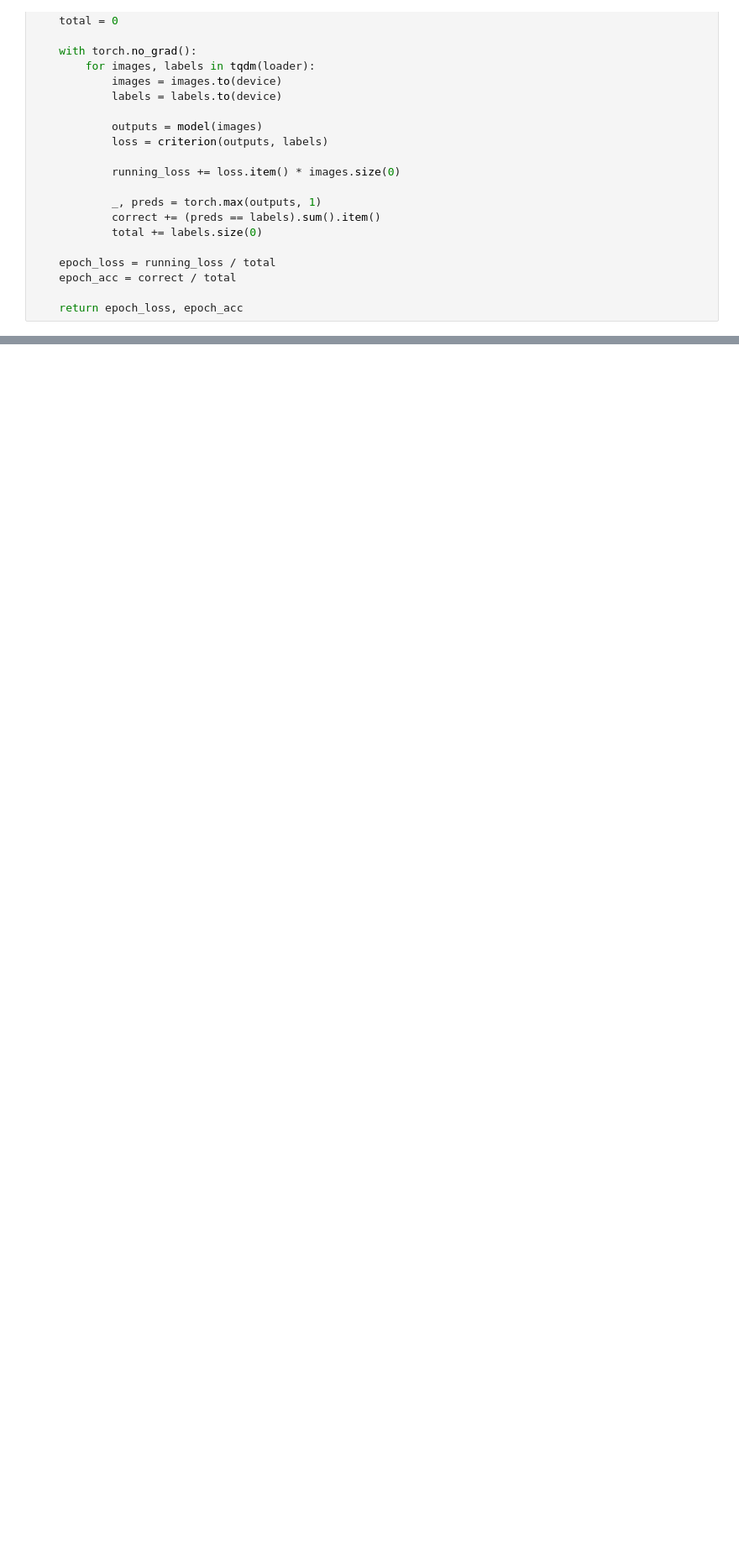
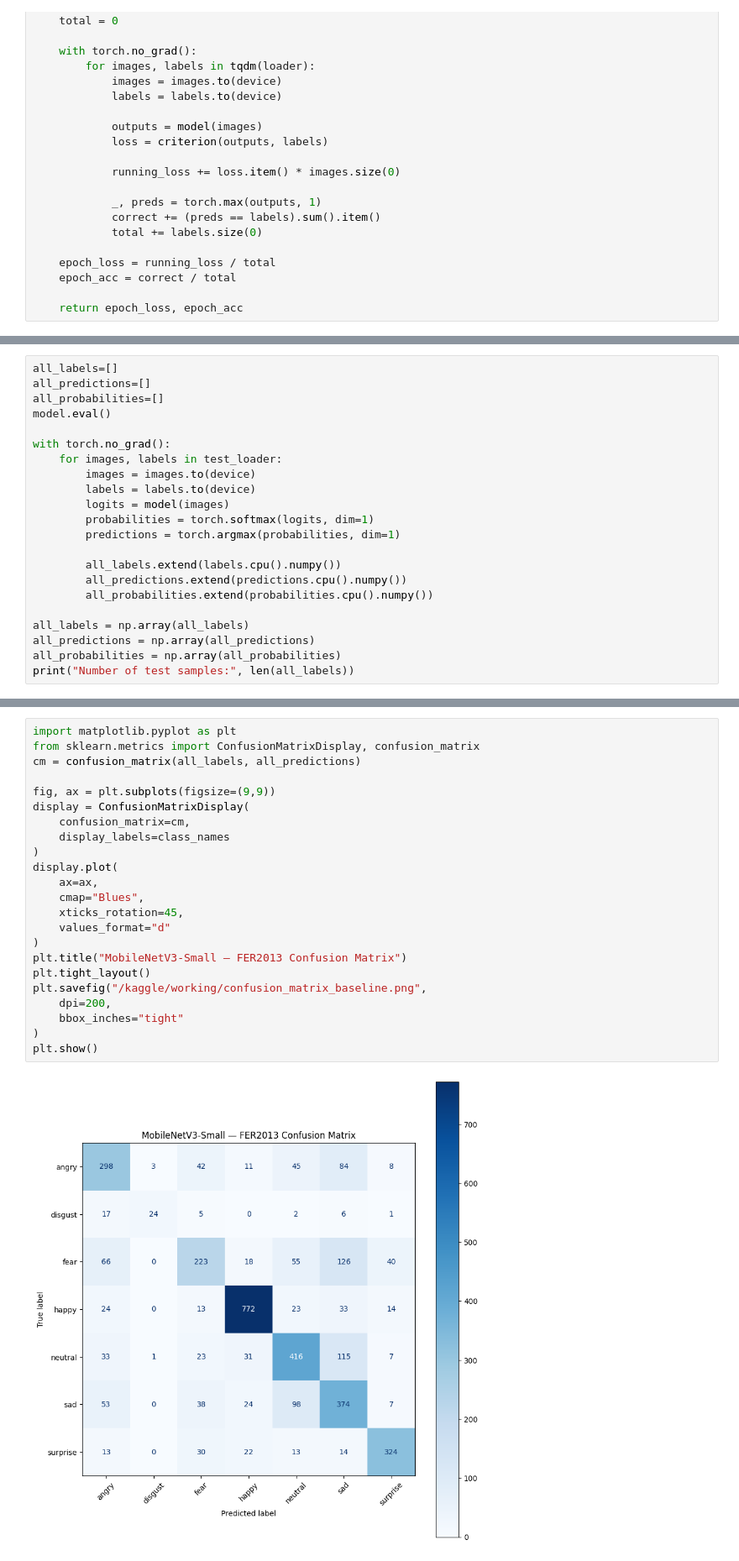
Before and after one commit to Elm4n/emotion-recognition-mobilenetv3, a Jupyter notebook: notebook1d1e92dfb3.ipynb, the cells around one changed output, grey strips where cells are left out. Shown at 84% size. Drawn from its saved outputs; the diff is of its cells as text; blank space fills up the shorter version.

Commit message:
week 2 "add confusion matrix and baseline evaluation metrics"

```diff
--- a/notebook1d1e92dfb3.ipynb
+++ b/notebook1d1e92dfb3.ipynb
@@ -381,0 +407,22 @@ Best Validation Accuracy: 0.6614655893006408
+# %%
+all_labels=[]
+all_predictions=[]
+all_probabilities=[]
+model.eval()
+
+with torch.no_grad():
+    for images, labels in test_loader:
+        images = images.to(device)
+        labels = labels.to(device)
+        logits = model(images)
+        probabilities = torch.softmax(logits, dim=1)
+        predictions = torch.argmax(probabilities, dim=1)
+
+        all_labels.extend(labels.cpu().numpy())
+        all_predictions.extend(predictions.cpu().numpy())
+        all_probabilities.extend(probabilities.cpu().numpy())
+
+all_labels = np.array(all_labels)
+all_predictions = np.array(all_predictions)
+all_probabilities = np.array(all_probabilities)
+print("Number of test samples:", len(all_labels))
@@ -381,0 +491,25 @@ Best Validation Accuracy: 0.6614655893006408
+# %%
+import matplotlib.pyplot as plt
+from sklearn.metrics import ConfusionMatrixDisplay, confusion_matrix
+cm = confusion_matrix(all_labels, all_predictions)
+
+fig, ax = plt.subplots(figsize=(9,9))
+display = ConfusionMatrixDisplay(
+    confusion_matrix=cm,
+    display_labels=class_names
+)
+display.plot(
+    ax=ax,
+    cmap="Blues",
+    xticks_rotation=45,
+    values_format="d"
+)
+plt.title("MobileNetV3-Small — FER2013 Confusion Matrix")
+plt.tight_layout()
+plt.savefig("/kaggle/working/confusion_matrix_baseline.png",
+    dpi=200,
+    bbox_inches="tight"
+)
+plt.show()
+# %% [output]
+[figure, added]
```
Also changed, not shown: parts of 8 cells of this notebook.
